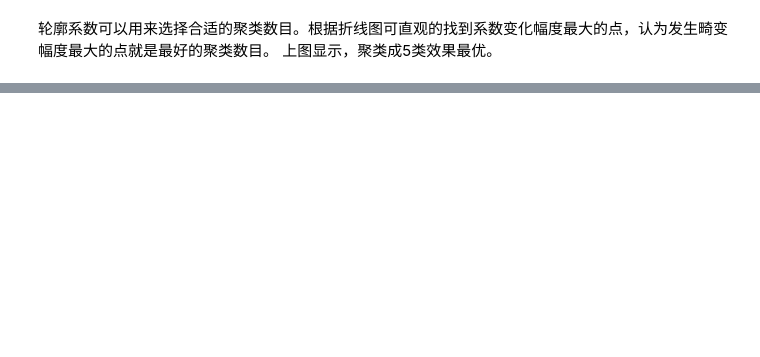
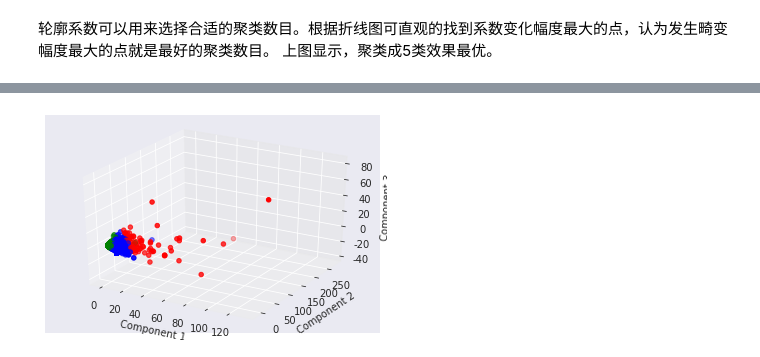
Before and after one commit to JunTheRipper/Social-Web-Mining, a Jupyter notebook: 2.社交媒体数据-切割文本+聚类.ipynb, the cells around one changed output, grey strips where cells are left out. Saved outputs shown, nothing was run; the diff lists cells and outputs as text; code cells hidden in the pictures; blank space fills up the shorter version.

```diff
--- a/2.社交媒体数据-切割文本+聚类.ipynb
+++ b/2.社交媒体数据-切割文本+聚类.ipynb
@@ -94,0 +204,4 @@ clster_1.cluster_comment()
+# %%
+d.show_scatter_result()
+# %% [output]
+[figure, added]
```
Also changed, not shown: parts of 30 cells of this notebook.
